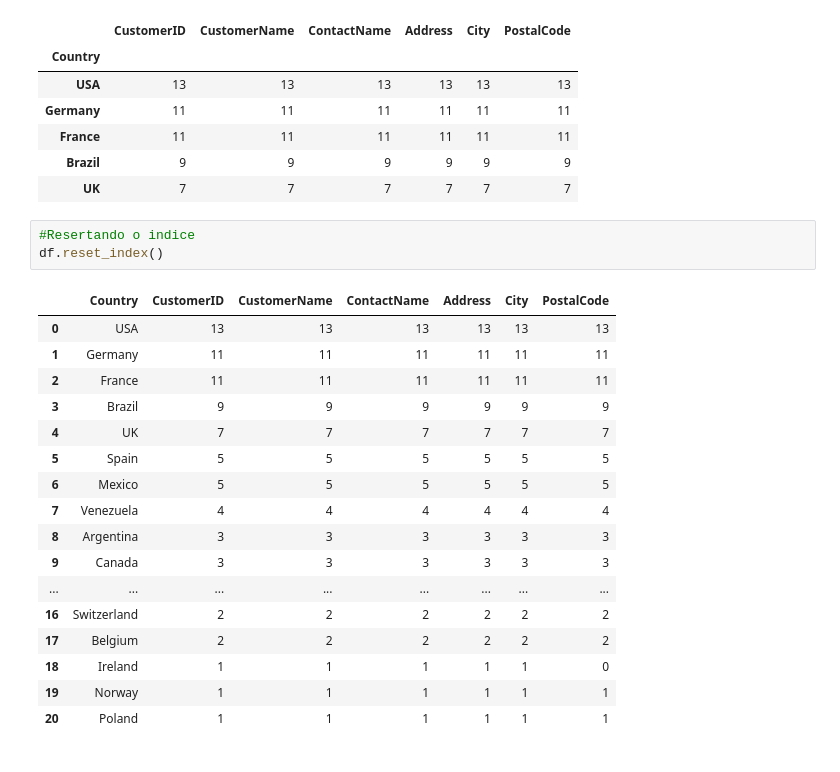
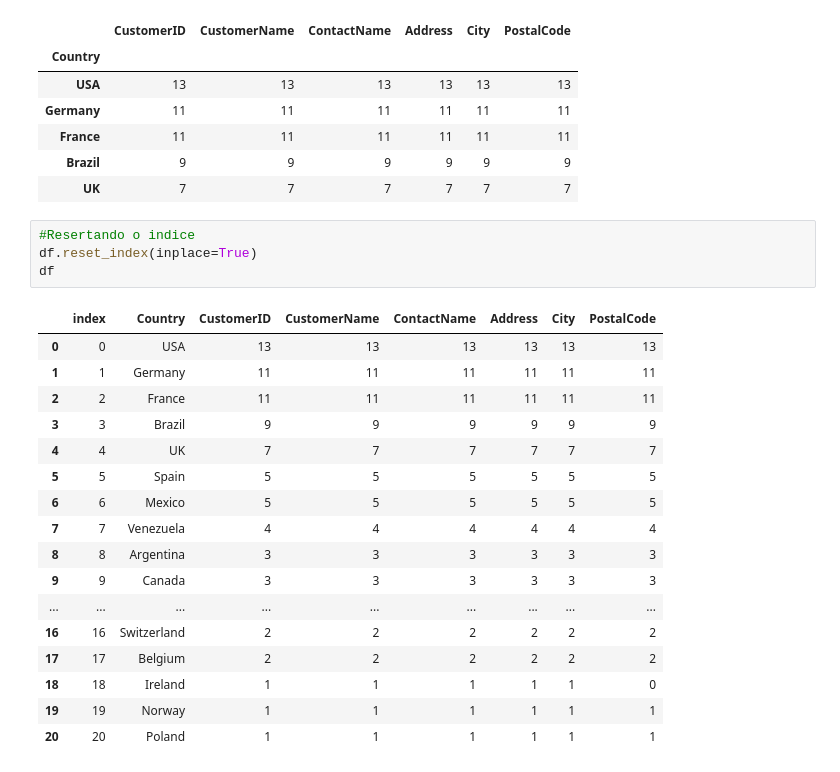
Before and after one commit to Rosivaldojesus/data_analysis, a Jupyter notebook: plantas/main.ipynb, the cells around one changed output. Cells and saved outputs as stored; diff of their text form.

```diff
--- a/plantas/main.ipynb
+++ b/plantas/main.ipynb
@@ -68,24 +68,25 @@ df.head()
 | UK | 7 | 7 | 7 | 7 | 7 | 7 |
 # %%
 #Resertando o indice
-df.reset_index()
+df.reset_index(inplace=True)
+df
 # %% [output]
-|  | Country | CustomerID | CustomerName | ContactName | Address | City | PostalCode |
-| 0 | USA | 13 | 13 | 13 | 13 | 13 | 13 |
-| 1 | Germany | 11 | 11 | 11 | 11 | 11 | 11 |
-| 2 | France | 11 | 11 | 11 | 11 | 11 | 11 |
-| 3 | Brazil | 9 | 9 | 9 | 9 | 9 | 9 |
-| 4 | UK | 7 | 7 | 7 | 7 | 7 | 7 |
-| 5 | Spain | 5 | 5 | 5 | 5 | 5 | 5 |
-| 6 | Mexico | 5 | 5 | 5 | 5 | 5 | 5 |
-| 7 | Venezuela | 4 | 4 | 4 | 4 | 4 | 4 |
-| 8 | Argentina | 3 | 3 | 3 | 3 | 3 | 3 |
-| 9 | Canada | 3 | 3 | 3 | 3 | 3 | 3 |
-| ... | ... | ... | ... | ... | ... | ... | ... |
-| 16 | Switzerland | 2 | 2 | 2 | 2 | 2 | 2 |
-| 17 | Belgium | 2 | 2 | 2 | 2 | 2 | 2 |
-| 18 | Ireland | 1 | 1 | 1 | 1 | 1 | 0 |
-| 19 | Norway | 1 | 1 | 1 | 1 | 1 | 1 |
-| 20 | Poland | 1 | 1 | 1 | 1 | 1 | 1 |
+|  | index | Country | CustomerID | CustomerName | ContactName | Address | City | PostalCode |
+| 0 | 0 | USA | 13 | 13 | 13 | 13 | 13 | 13 |
+| 1 | 1 | Germany | 11 | 11 | 11 | 11 | 11 | 11 |
+| 2 | 2 | France | 11 | 11 | 11 | 11 | 11 | 11 |
+| 3 | 3 | Brazil | 9 | 9 | 9 | 9 | 9 | 9 |
+| 4 | 4 | UK | 7 | 7 | 7 | 7 | 7 | 7 |
+| 5 | 5 | Spain | 5 | 5 | 5 | 5 | 5 | 5 |
+| 6 | 6 | Mexico | 5 | 5 | 5 | 5 | 5 | 5 |
+| 7 | 7 | Venezuela | 4 | 4 | 4 | 4 | 4 | 4 |
+| 8 | 8 | Argentina | 3 | 3 | 3 | 3 | 3 | 3 |
+| 9 | 9 | Canada | 3 | 3 | 3 | 3 | 3 | 3 |
+| ... | ... | ... | ... | ... | ... | ... | ... | ... |
+| 16 | 16 | Switzerland | 2 | 2 | 2 | 2 | 2 | 2 |
+| 17 | 17 | Belgium | 2 | 2 | 2 | 2 | 2 | 2 |
+| 18 | 18 | Ireland | 1 | 1 | 1 | 1 | 1 | 0 |
+| 19 | 19 | Norway | 1 | 1 | 1 | 1 | 1 | 1 |
+| 20 | 20 | Poland | 1 | 1 | 1 | 1 | 1 | 1 |
 # %%
 # Gráfico
```
Also changed, not shown: parts of 1 cell of this notebook.
